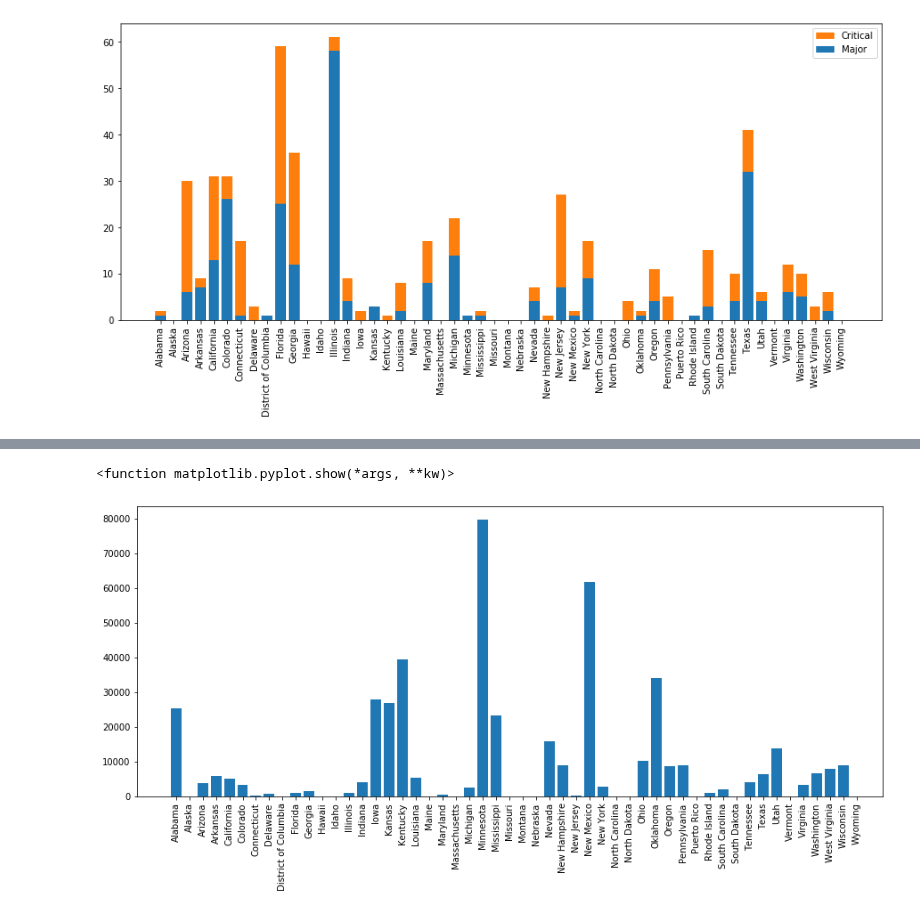
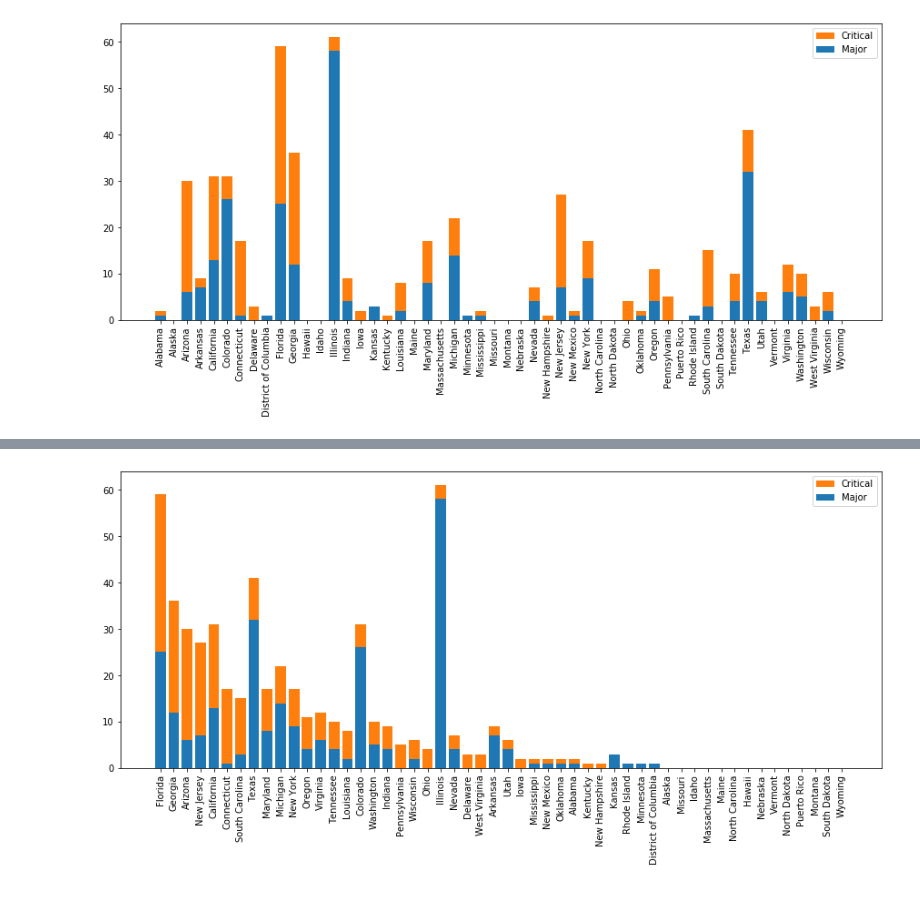
Before and after one commit to Jhyrryl/UCI_Bootcamp_Project_1, a Jupyter notebook: Mike's Analysis.ipynb, the cells around one changed output, grey strips where cells are left out. Saved outputs shown, nothing was run; the diff lists cells and outputs as text; code cells hidden in the pictures.

```diff
--- a/Mike's Analysis.ipynb
+++ b/Mike's Analysis.ipynb
@@ -231,9 +243,10 @@ plt.show
-# %%
-accs_per_area = pop_df['Area'] / significant_counts
-plt.figure(figsize=(15,6))
-plt.bar(pop_df.index, accs_per_area)
-plt.xticks(rotation=90)
-plt.show
-# %% [output]
-<function matplotlib.pyplot.show(*args, **kw)>
-[figure, removed]
+# %%
+count_sorted_pop_df.sort_values(by=['Critical_Count','Major_Count'], ascending=False,  inplace=True)
+plt.figure(figsize=(15,6))
+p1 = plt.bar(count_sorted_pop_df.index, count_sorted_pop_df['Major_Count'])
+p2 = plt.bar(count_sorted_pop_df.index, count_sorted_pop_df['Critical_Count'], bottom=count_sorted_pop_df['Major_Count'])
+plt.xticks(rotation=90)
+plt.legend((p2[0], p1[0]), ('Critical', 'Major'))
+plt.show()
+# %% [output]
+[figure, added]
```
Also changed, not shown: parts of 6 cells of this notebook.
